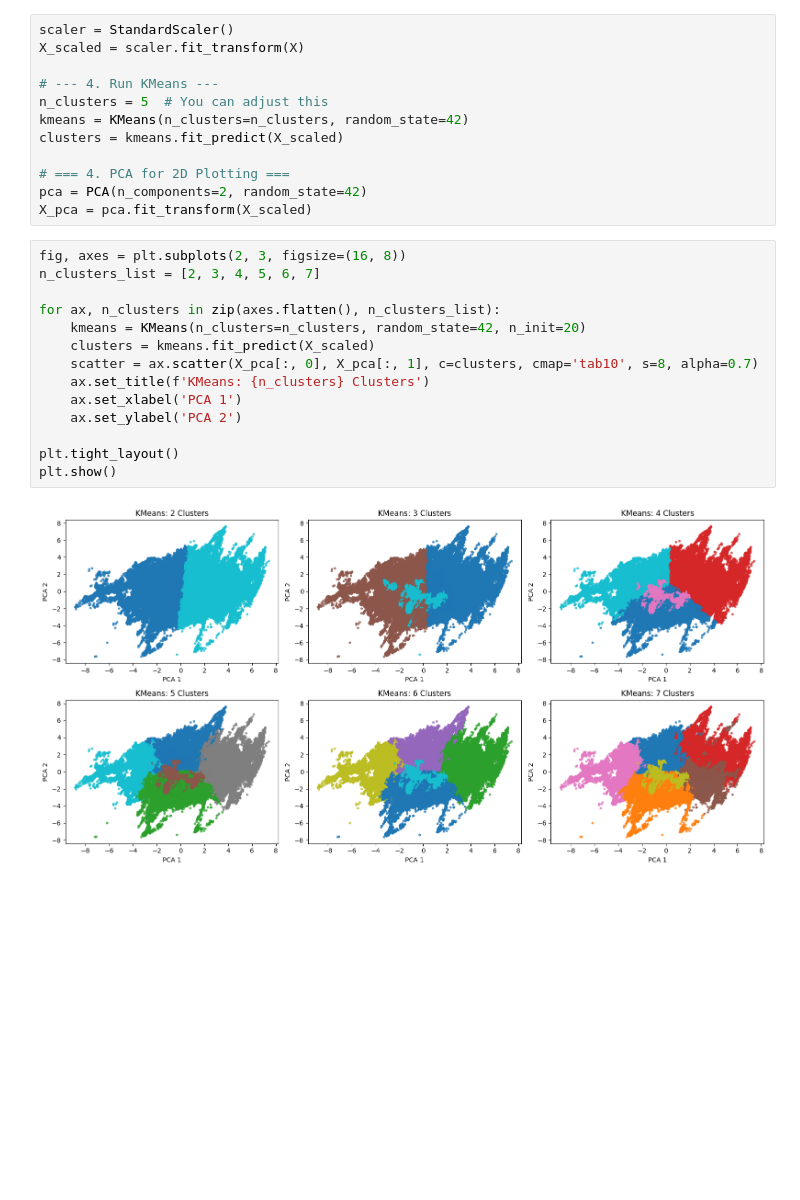
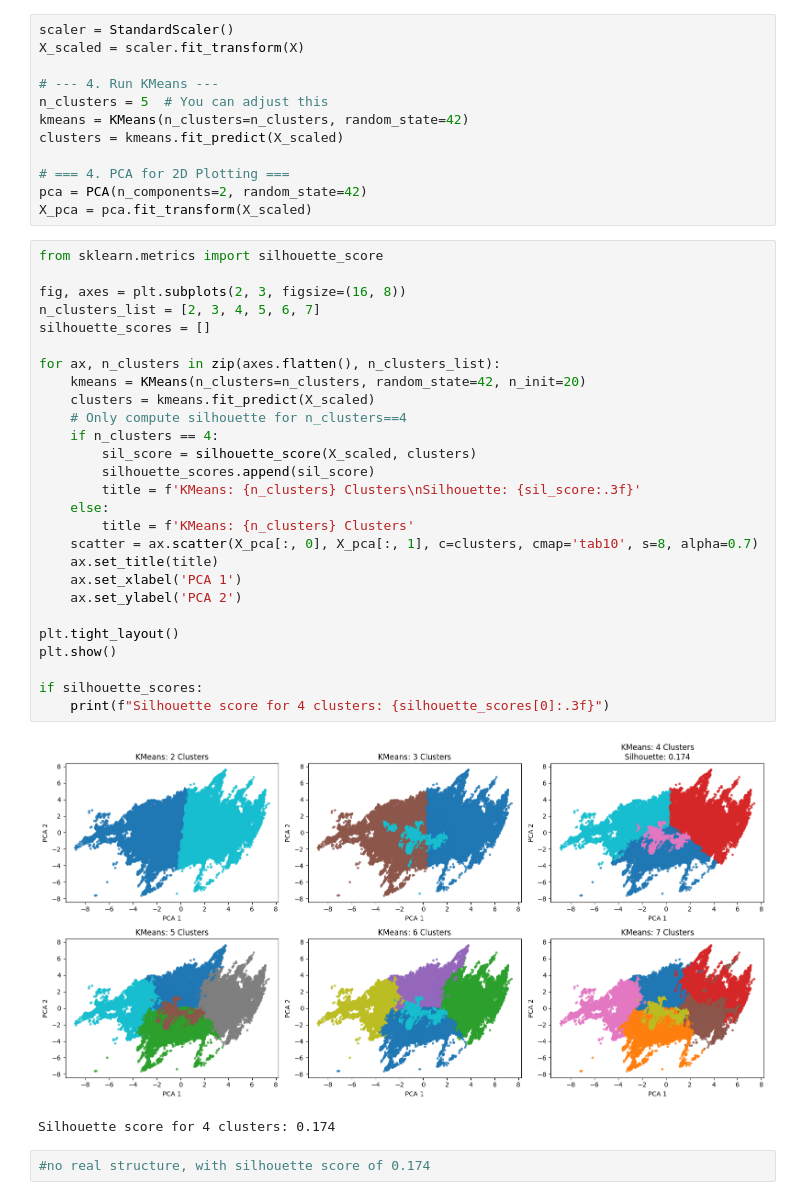
Before and after one commit to SquidDictator/DRW, a Jupyter notebook: Kmeans.ipynb, the cells around one changed output. Drawn from its saved outputs; the diff is of its cells as text; blank space fills up the shorter version.

Commit message:
sil score

```diff
--- a/Kmeans.ipynb
+++ b/Kmeans.ipynb
@@ -32,18 +33,34 @@ clusters = kmeans.fit_predict(X_scaled)
 pca = PCA(n_components=2, random_state=42)
 X_pca = pca.fit_transform(X_scaled)
 # %%
+from sklearn.metrics import silhouette_score
+
 fig, axes = plt.subplots(2, 3, figsize=(16, 8))
 n_clusters_list = [2, 3, 4, 5, 6, 7]
+silhouette_scores = []
 
 for ax, n_clusters in zip(axes.flatten(), n_clusters_list):
     kmeans = KMeans(n_clusters=n_clusters, random_state=42, n_init=20)
     clusters = kmeans.fit_predict(X_scaled)
+    # Only compute silhouette for n_clusters==4
+    if n_clusters == 4:
+        sil_score = silhouette_score(X_scaled, clusters)
+        silhouette_scores.append(sil_score)
+        title = f'KMeans: {n_clusters} Clusters\nSilhouette: {sil_score:.3f}'
+    else:
+        title = f'KMeans: {n_clusters} Clusters'
     scatter = ax.scatter(X_pca[:, 0], X_pca[:, 1], c=clusters, cmap='tab10', s=8, alpha=0.7)
-    ax.set_title(f'KMeans: {n_clusters} Clusters')
+    ax.set_title(title)
     ax.set_xlabel('PCA 1')
     ax.set_ylabel('PCA 2')
 
 plt.tight_layout()
 plt.show()
+
+if silhouette_scores:
+    print(f"Silhouette score for 4 clusters: {silhouette_scores[0]:.3f}")
 # %% [output]
-[figure, old version]
+[figure, new version]
+Silhouette score for 4 clusters: 0.174
+# %%
+#no real structure, with silhouette score of 0.174
```
Also changed, not shown: parts of 1 cell of this notebook.
